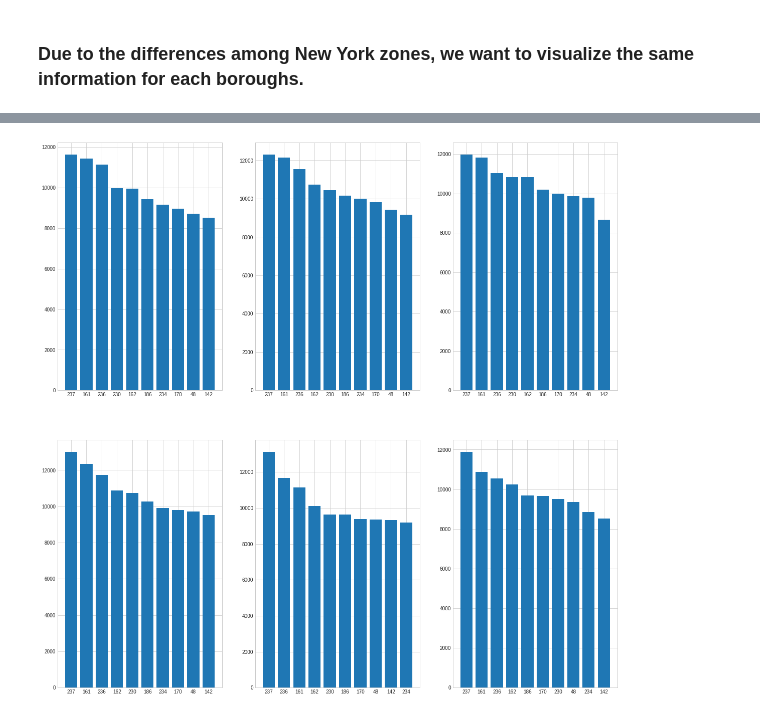
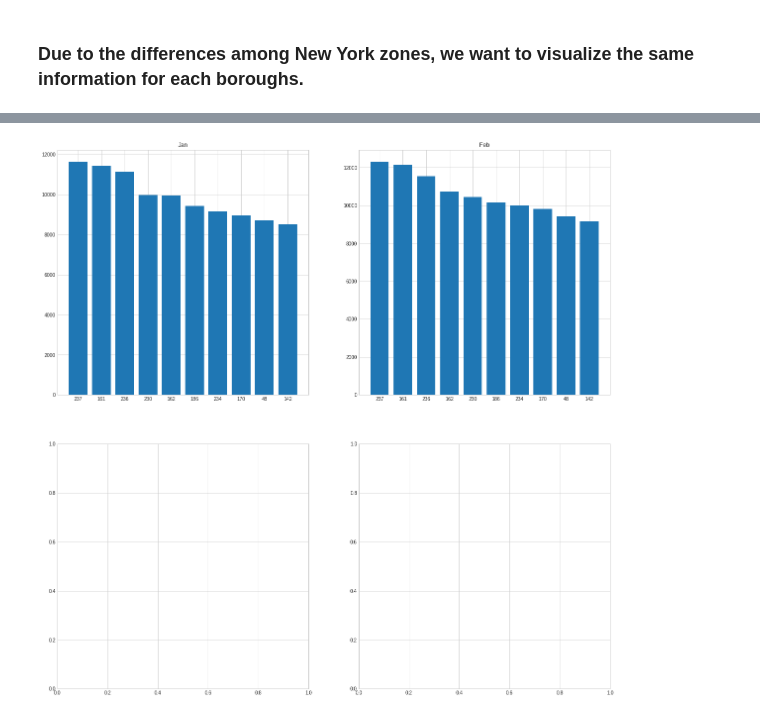
Before and after one commit to Wuj94/nyc-taxi, a Jupyter notebook: ADM_HW.ipynb, the cells around one changed output, grey strips where cells are left out. Cells and saved outputs as stored; diff of their text form; code cells hidden in the pictures.

```diff
--- a/ADM_HW.ipynb
+++ b/ADM_HW.ipynb
@@ -8,15 +8,36 @@ import pandas as pd
 def month_avg(x, m_len):
     return x['PULocationID'].shape[0] / m_len
 
-month_len = (31, 28, 31, 30, 31, 30)
+
 avg_trips_per_day = []
 avg_trips_per_borough = []
-for i in range(1, 7):
-    data = pd.read_csv('/home/wuj/Scaricati/yellow_tripdata_2018-0' + str(i) + '.csv', parse_dates=[1,2])
+
+
+#number of passengers per timeslot
+time_slot = [('07:00', '13:00'), ('13:00', '17:00'), ('17:00', '22:00'), ('22:00', '07:00')]
+# these time slots correspond to 'early morning-workers/students heading at their work place/univ'
+# 'lunch time-people getting home for lunch (part-time workers)'
+# 'after work (shopping, killing time)'
+# 'night life'
+
+passenger_count = [[] for ts in time_slot]
+passenger_count_per_borough = [[] for ts in time_slot]
+
+month_len = (31, 28)#, 31, 30, 31, 30)
+for i in range(1, len(month_len) + 1):
+    data = pd.read_csv('./data/yellow_tripdata_2018-0' + str(i) + '.csv', parse_dates=[1,2], index_col=1)
+
+    #average number of trips per day
     total_trips = len(data)
     avg_trips_per_day.append(total_trips / month_len[i-1])
 
+    #average number of trips per day per borough
     avg_trips_per_borough.append(data.groupby('PULocationID').apply(month_avg, (month_len[i-1])))
+
+    for j in range(len(time_slot)):
+        dts = data.between_time(*time_slot[j])
+        passenger_count[j].append(dts['passenger_count'].sum())
+        passenger_count_per_borough[j].append(dts.groupby('PULocationID')['passenger_count'].sum())
 # %%
 import matplotlib.pyplot as plt
 import numpy as np
@@ -40,7 +59,2 @@ plt.xticks(y_pos, months)
 # %% [markdown]
 ### Due to the differences among New York zones, we want to visualize the same information for each boroughs.
-# %%
-for i in range(1):
-    y_pos = np.arange(len(avg_borough_trips[i]))
-    plt.bar(y_pos, avg_borough_trips[i])
-    plt.xticks(y_pos, borough[i])
@@ -49,21 +61,22 @@ for i in range(1):
 # %%
-nrow = 2
-ncol = 3
+nrow = 2 if int(len(month_len) / 3 + 1) == 1 else int(len(month_len) / 3 + 1)
+ncol = int(len(month_len) / nrow + 1)
 fig, axes = plt.subplots(nrow, ncol, figsize=(20,20))
 
-n = 10
+n_largest = 10
 row = 0
 col = 0
 for i in range(len(avg_trips_per_borough)):
     if i == ncol:
         row += 1
         col = 0
-    highest_vals = avg_trips_per_borough[i].nlargest(n)
+    highest_vals = avg_trips_per_borough[i].nlargest(n_largest)
 
-    x_pos = np.arange(n)
+    x_pos = np.arange(n_largest)
     axes[row, col].bar(x_pos, highest_vals)
     axes[row, col].set_xticks(x_pos)
     axes[row, col].set_xticklabels(highest_vals.index)
+    axes[row, col].set_title(months[i])
     col += 1
 # %% [output]
-[figure, old version]
+[figure, new version]
```
Also changed, not shown: parts of 8 cells of this notebook.
